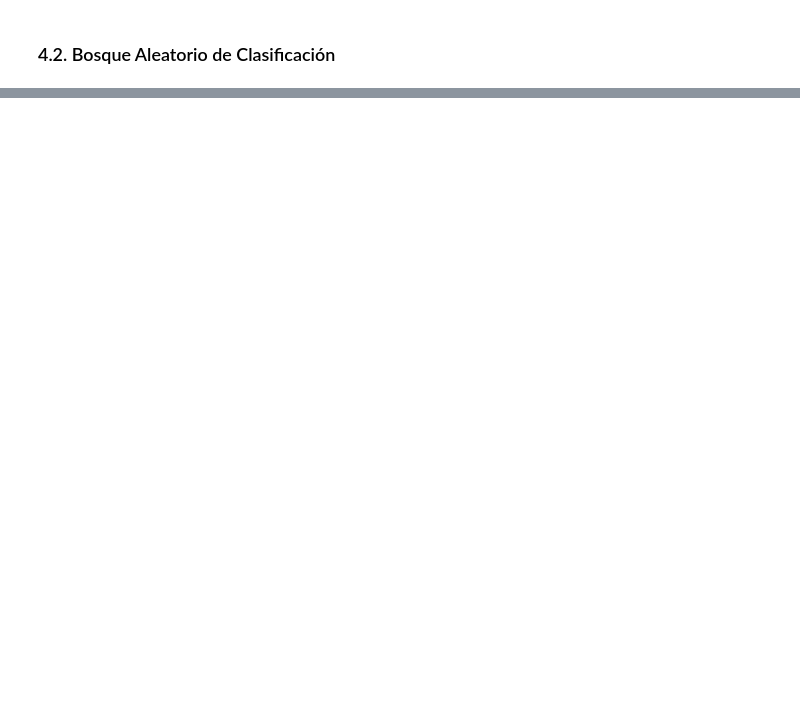
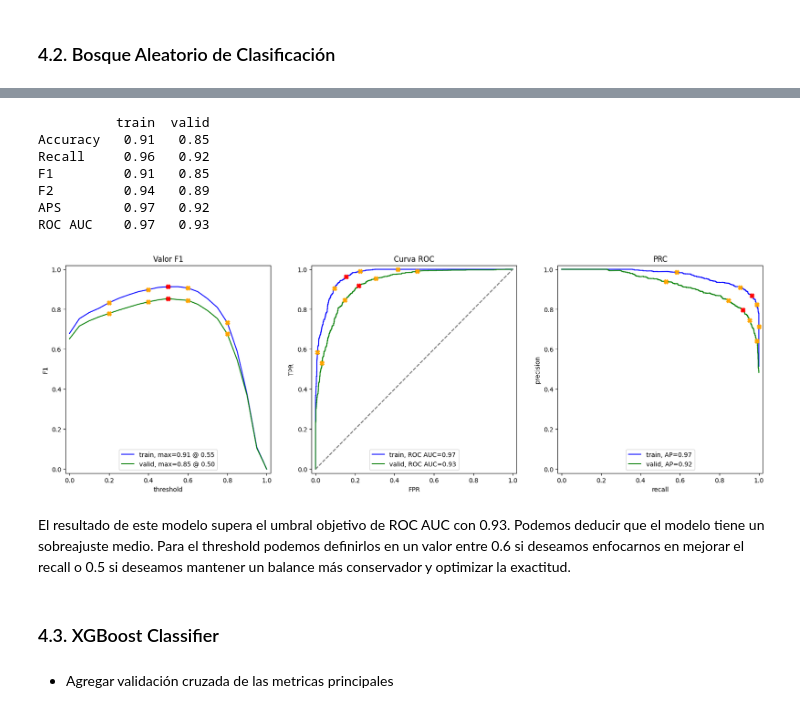
Before and after one commit to AndresCalvete-DataScientist/interconnect-customer-churn-prediction, a Jupyter notebook: notebooks/eda.ipynb, the cells around one changed output, grey strips where cells are left out. Drawn from its saved outputs; the diff is of its cells as text; code cells hidden in the pictures; blank space fills up the shorter version.

```diff
--- a/notebooks/eda.ipynb
+++ b/notebooks/eda.ipynb
@@ -1385,0 +1427,20 @@ ROC AUC    0.84  0.83
+# %%
+# Entrenamos en base a los resultados de los hiperparámetros
+rfc_model = RandomForestClassifier(n_estimators=45, max_depth=10, random_state=12345)
+rfc_model.fit(ohe_features_train, target_train)
+
+# Evaluamos el modelo
+rfc_results = evaluate_model(rfc_model, ohe_features_train, target_train, ohe_features_valid, target_valid)
+# %% [output]
+          train  valid
+Accuracy   0.91   0.85
+Recall     0.96   0.92
+F1         0.91   0.85
+F2         0.94   0.89
+APS        0.97   0.92
+ROC AUC    0.97   0.93
+[figure, added]
+# %% [markdown]
+El resultado de este modelo supera el umbral objetivo de ROC AUC con 0.93. Podemos deducir que el modelo tiene un sobreajuste medio. Para el threshold podemos definirlos en un valor entre 0.6 si deseamos enfocarnos en mejorar el recall o 0.5 si deseamos mantener un balance más conservador y optimizar la exactitud.
+# %% [markdown]
+### 4.3. XGBoost Classifier <a id='xgboost'></a>
@@ -1385,0 +1449,2 @@ ROC AUC    0.84  0.83
+# %% [markdown]
+- Agregar validación cruzada de las metricas principales
```
Also changed, not shown: parts of 13 cells of this notebook.
